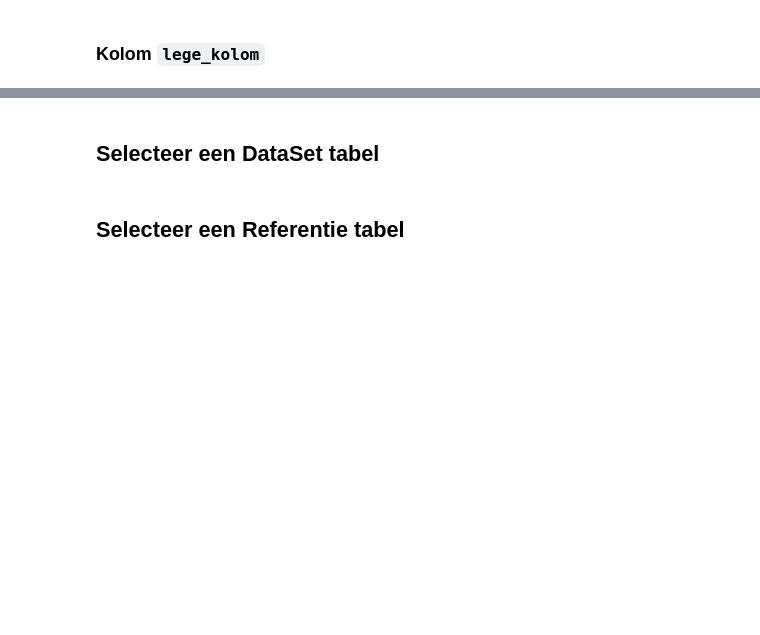
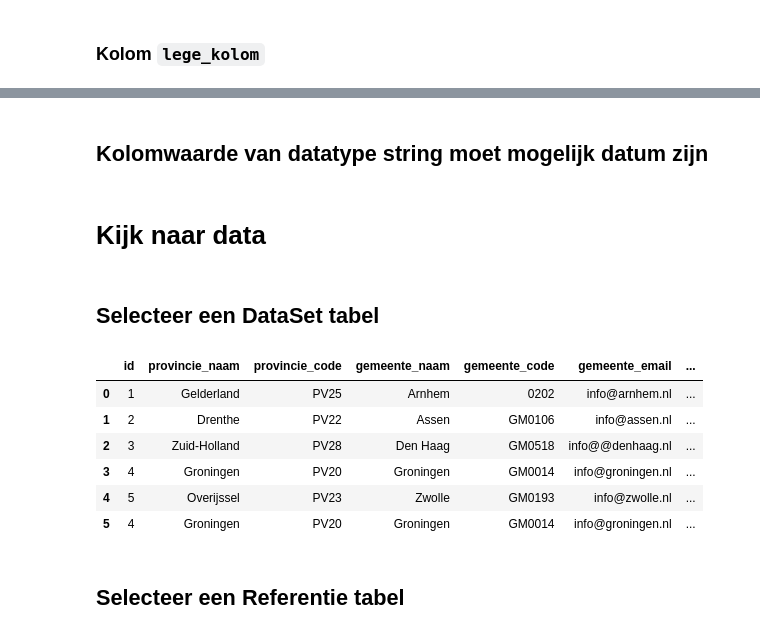
Before and after one commit to cultureelerfgoed/datakwaliteit, a Jupyter notebook: datakwaliteit_pipeline.brons_p.demo_dataset.ipynb, the cells around one changed output, grey strips where cells are left out. Cells and saved outputs as stored; diff of their text form; code cells hidden in the pictures; blank space fills up the shorter version.

```diff
--- a/datakwaliteit_pipeline.brons_p.demo_dataset.ipynb
+++ b/datakwaliteit_pipeline.brons_p.demo_dataset.ipynb
@@ -131,0 +203,2 @@ dq08_kolom_is_niet_leeg(
+# %% [markdown]
+## Kolomwaarde van datatype string moet mogelijk datum zijn
@@ -132,8 +214,18 @@ dq08_kolom_is_niet_leeg(
+# %% [markdown]
+# Kijk naar data
 # %% [markdown]
 ## Selecteer een DataSet tabel
 # %%
 #con.sql("DESC brons_p.dataset.nederland;").show()
-con.sql("SELECT * FROM brons_p.demo_dataset.nederland;").show()
+con.sql("SELECT * FROM brons_p.demo_dataset.nederland;").fetchdf()
+# %% [output]
+|  | id | provincie_naam | provincie_code | gemeente_naam | gemeente_code | gemeente_email | ... |
+| 0 | 1 | Gelderland | PV25 | Arnhem | 0202 | info@arnhem.nl | ... |
+| 1 | 2 | Drenthe | PV22 | Assen | GM0106 | info@assen.nl | ... |
+| 2 | 3 | Zuid-Holland | PV28 | Den Haag | GM0518 | info@@denhaag.nl | ... |
+| 3 | 4 | Groningen | PV20 | Groningen | GM0014 | info@groningen.nl | ... |
+| 4 | 5 | Overijssel | PV23 | Zwolle | GM0193 | info@zwolle.nl | ... |
+| 5 | 4 | Groningen | PV20 | Groningen | GM0014 | info@groningen.nl | ... |
 # %% [markdown]
 ## Selecteer een Referentie tabel
 # %%
```
Also changed, not shown: parts of 20 cells of this notebook, 3 other files.
